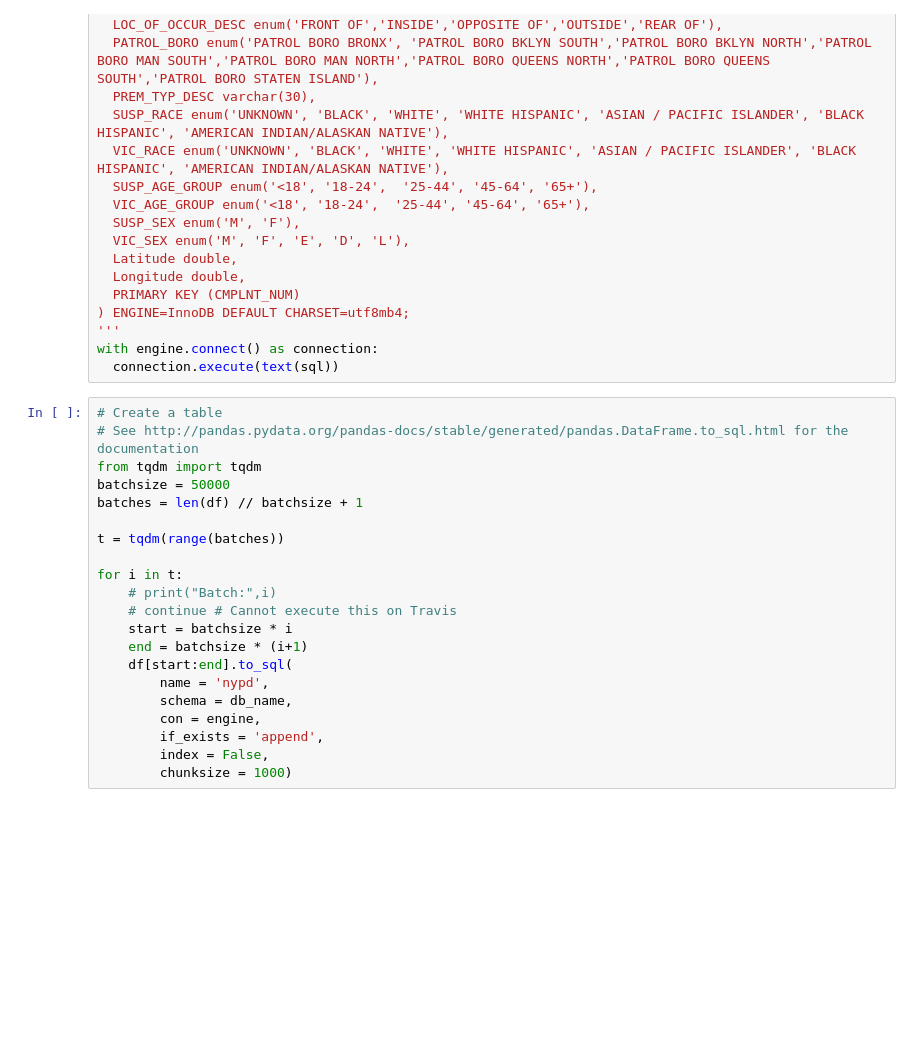
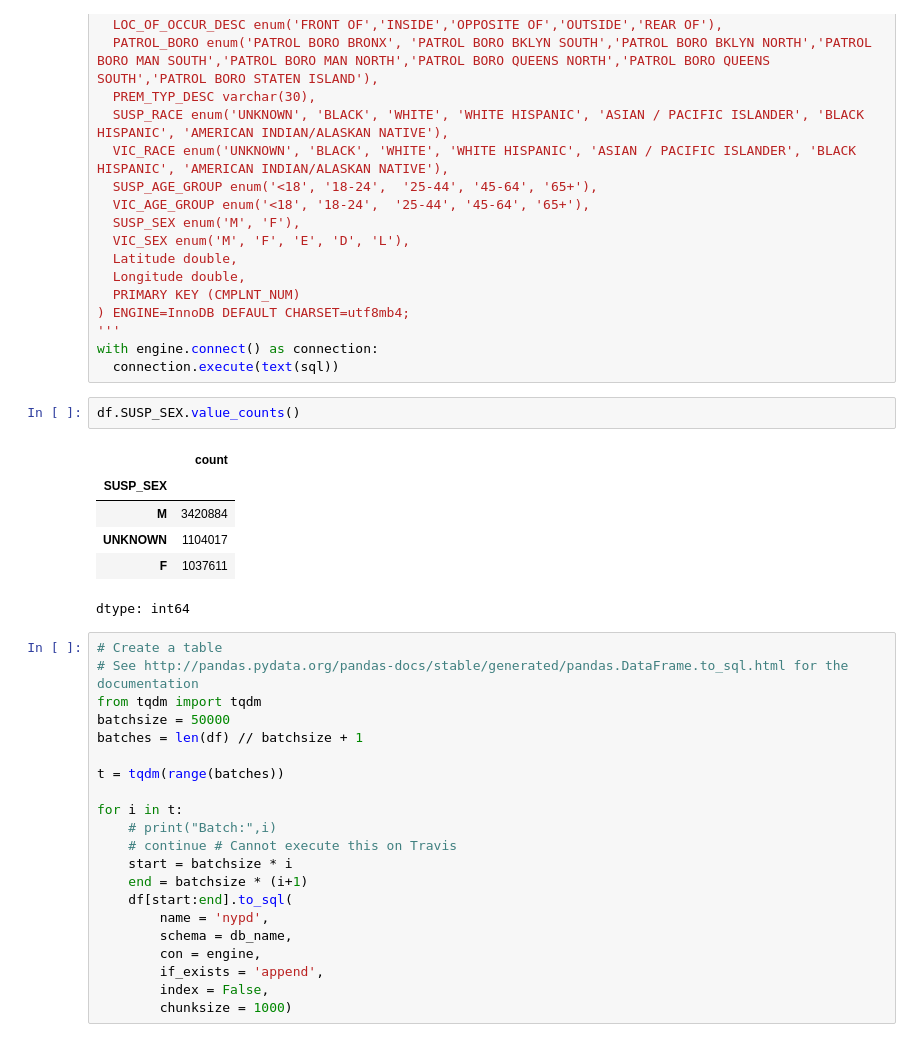
Before and after one commit to ipeirotis-org/datasets, a Jupyter notebook: NYPD_Complaint/NYPD.ipynb, the cells around one changed output. Drawn from its saved outputs; the diff is of its cells as text; blank space fills up the shorter version.

```diff
--- a/NYPD_Complaint/NYPD.ipynb
+++ b/NYPD_Complaint/NYPD.ipynb
@@ -1245,6 +1225,15 @@ CREATE TABLE nypd (
 '''
 with engine.connect() as connection:
   connection.execute(text(sql))
+# %%
+df.SUSP_SEX.value_counts()
+# %% [output]
+|  | count |
+| SUSP_SEX |  |
+| M | 3420884 |
+| UNKNOWN | 1104017 |
+| F | 1037611 |
+dtype: int64
 # %%
 # Create a table
 # See http://pandas.pydata.org/pandas-docs/stable/generated/pandas.DataFrame.to_sql.html for the documentation
```
Also changed, not shown: parts of 25 cells of this notebook.
